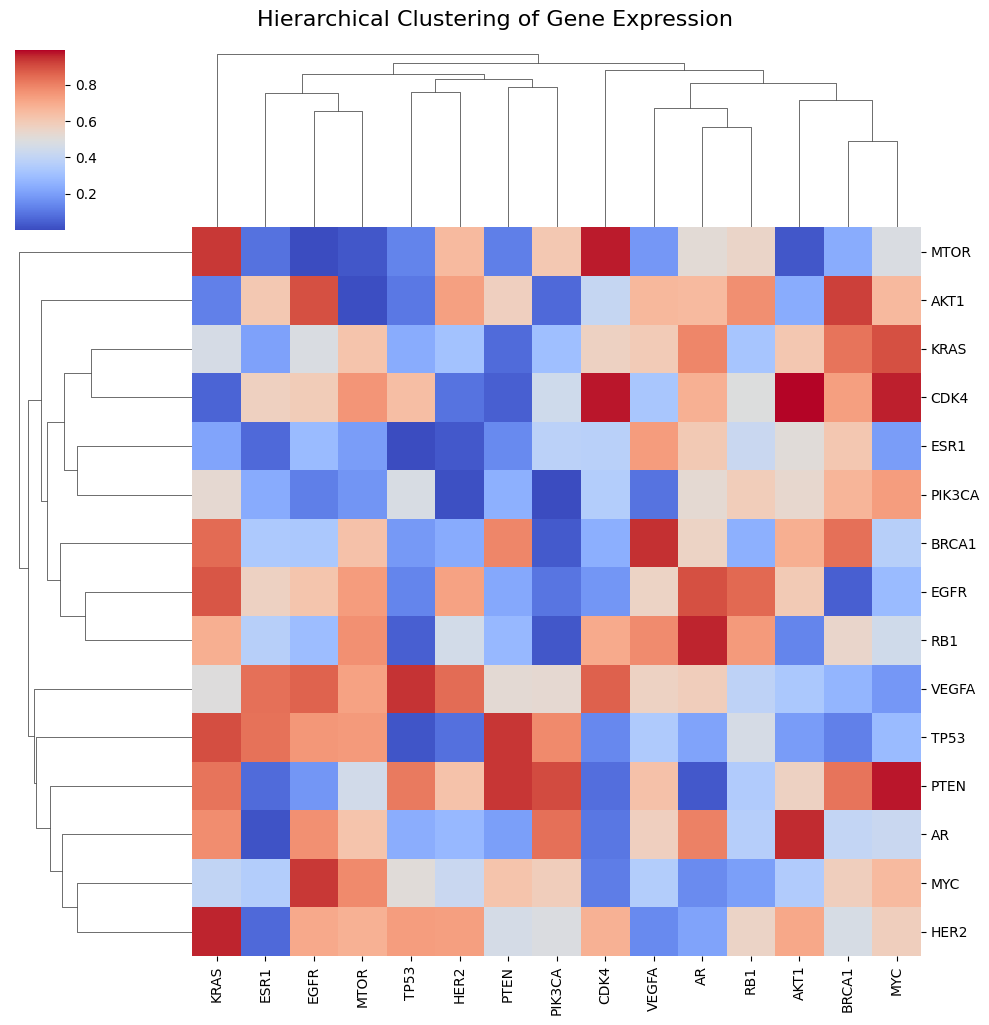
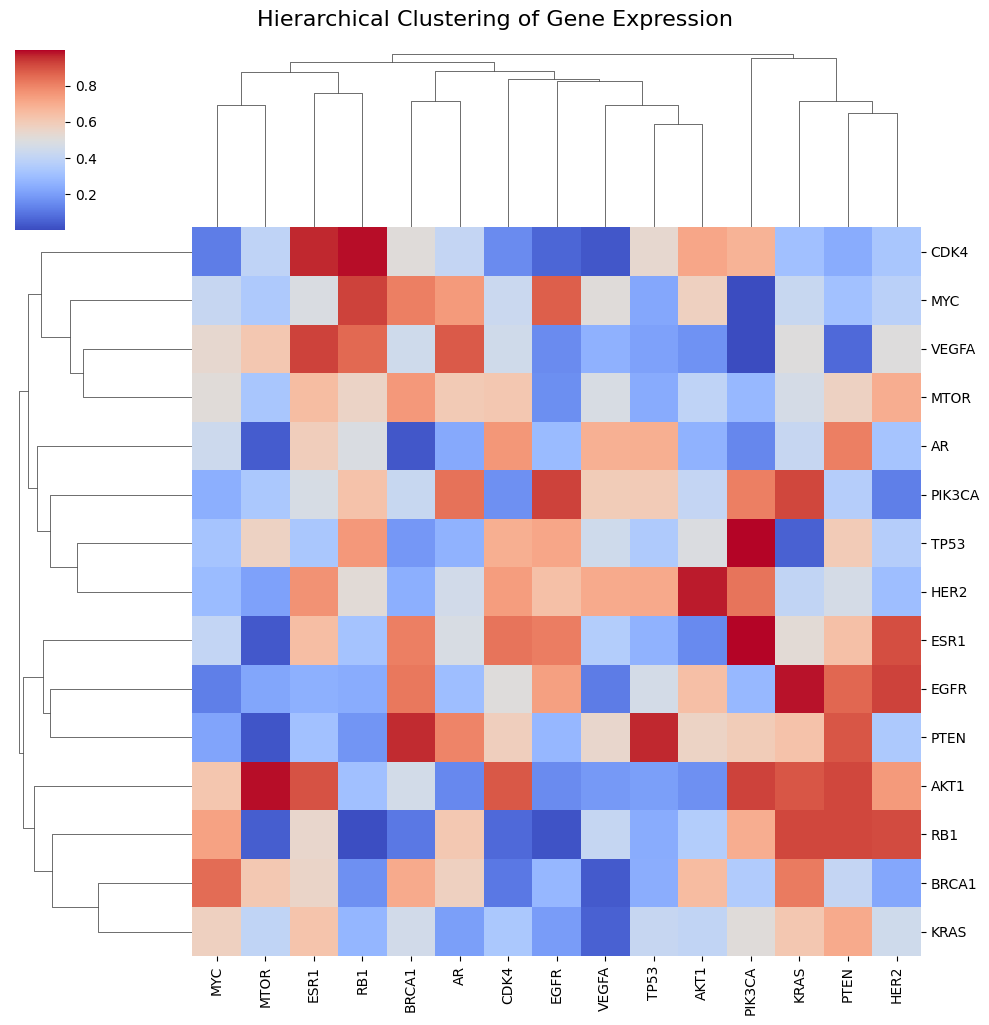
Code edit (unified diff) that turned the first committed figure into the second:
--- before
+++ after
@@ -49,5 +49,5 @@
 
 plt.figure(figsize=(8, 4))
-sns.barplot(data=pathway_data, x='Gene_Count', y='Pathway', palette='viridis')
+sns.barplot(data=pathway_data, x='Gene_Count', y='Pathway', palette='viridis',hue='Pathway', legend=False)
 plt.title("Pathway Enrichment Analysis", fontsize=14, fontweight='bold')
 plt.xlabel("Number of Enriched Genes", fontsize=12)

Commit: Initial commit: Professional data visualization scripts for cancer research